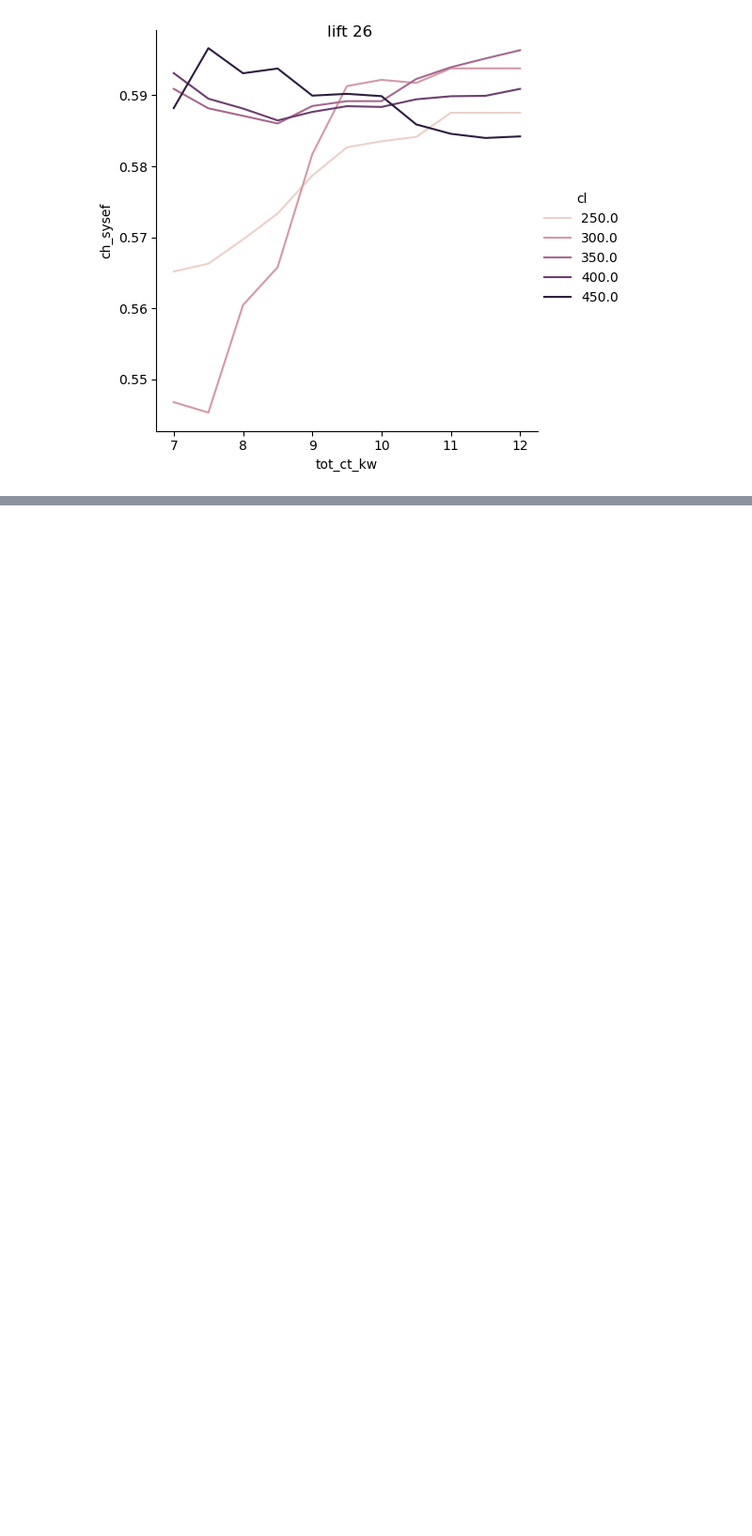
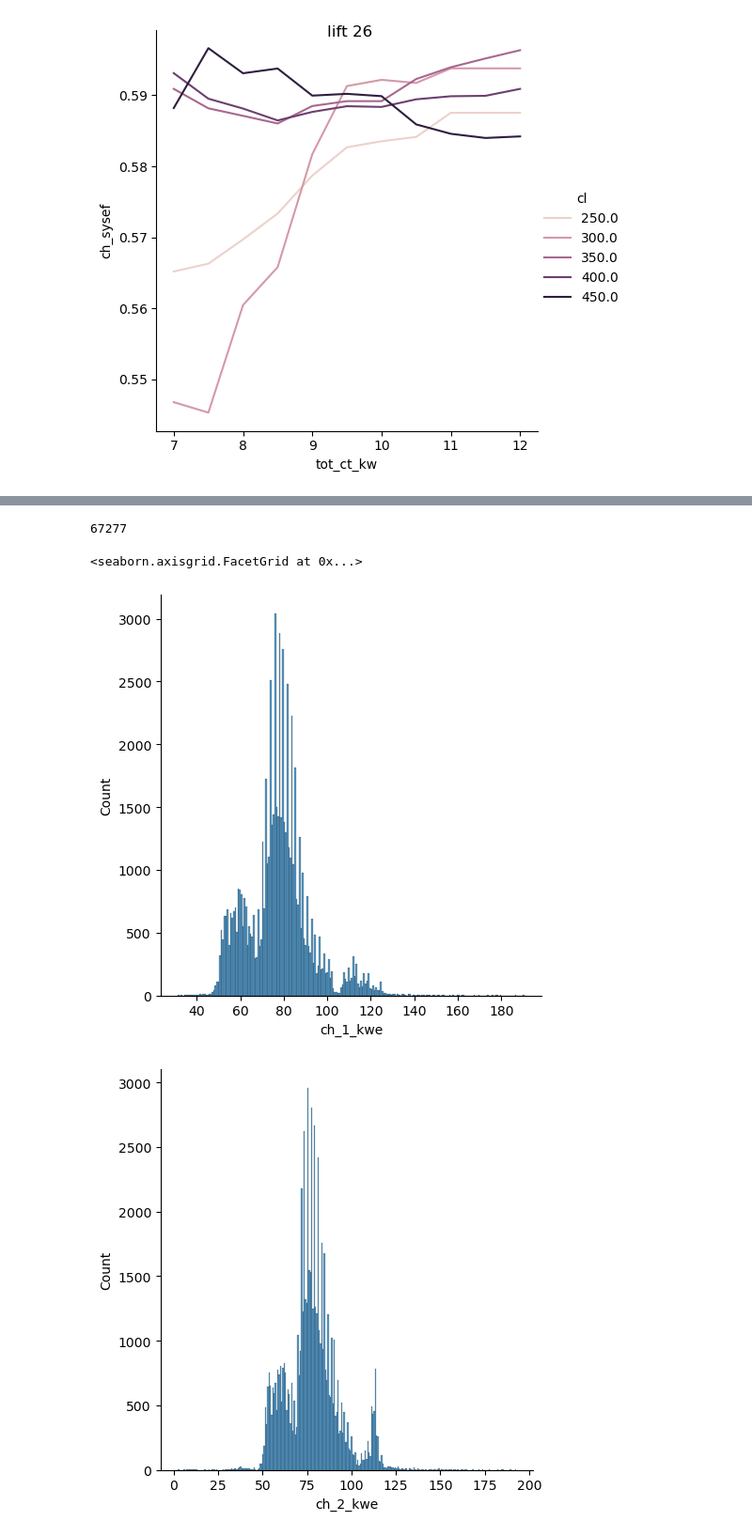
Before and after one commit to kaerintern/optimization, a Jupyter notebook: parklane/parklane_ch_sysef_pred.ipynb, the cells around one changed output, grey strips where cells are left out. Shown at 94% size. Saved outputs shown, nothing was run; the diff lists cells and outputs as text; code cells hidden in the pictures; blank space fills up the shorter version.

```diff
--- a/parklane/parklane_ch_sysef_pred.ipynb
+++ b/parklane/parklane_ch_sysef_pred.ipynb
@@ -28,8 +28,8 @@ df = df[(df['cwp_2_kw'] > 0) & (df['cwp_2_kw'] <=25)]
 df = df[(df['h_chwf'] >0) & (df['h_chwf'] <=1500)]
 df = df[(df['h_cwst']>=20) & (df['h_cwst']<=32)]
 df = df[(df['h_cwrt']>=20) & (df['h_cwrt']<=40)]
-df = df[(df['ch_1_kwe']>0) & (df['ch_1_kwe']<=350)]
-df = df[(df['ch_2_kwe']>0) & (df['ch_2_kwe']<=350)]
+df = df[(df['ch_1_kwe']>=2) & (df['ch_1_kwe']<=350)]
+df = df[(df['ch_2_kwe']>=2) & (df['ch_2_kwe']<=350)]
 df = df[(df['ct_1_kw']>0) & (df['ct_1_kw']<=15)]
 df = df[(df['ct_2_kw']>0) & (df['ct_2_kw']<=15)]
 df = df[(df['sys_cl']>=200) & (df['sys_cl']<=500)]
@@ -212,0 +215,3 @@ pickle.dump(grid_search_3feat, open(filename, 'wb'))
+# %%
+sec_df = fil_df[['ch_sysef', 'lift', 'sys_cl', 'ct_tot_kw', 'ch_1_kwe', 'ch_2_kwe']]
+sec_df.head(5)
@@ -212,0 +226,11 @@ pickle.dump(grid_search_3feat, open(filename, 'wb'))
+# %%
+len(sec_df)
+# %% [output]
+67277
+# %%
+sns.displot(sec_df, x="ch_1_kwe")
+sns.displot(sec_df, x="ch_2_kwe")
+# %% [output]
+<seaborn.axisgrid.FacetGrid at 0x...>
+[figure, added]
+[figure, added]
```
Also changed, not shown: parts of 6 cells of this notebook.
